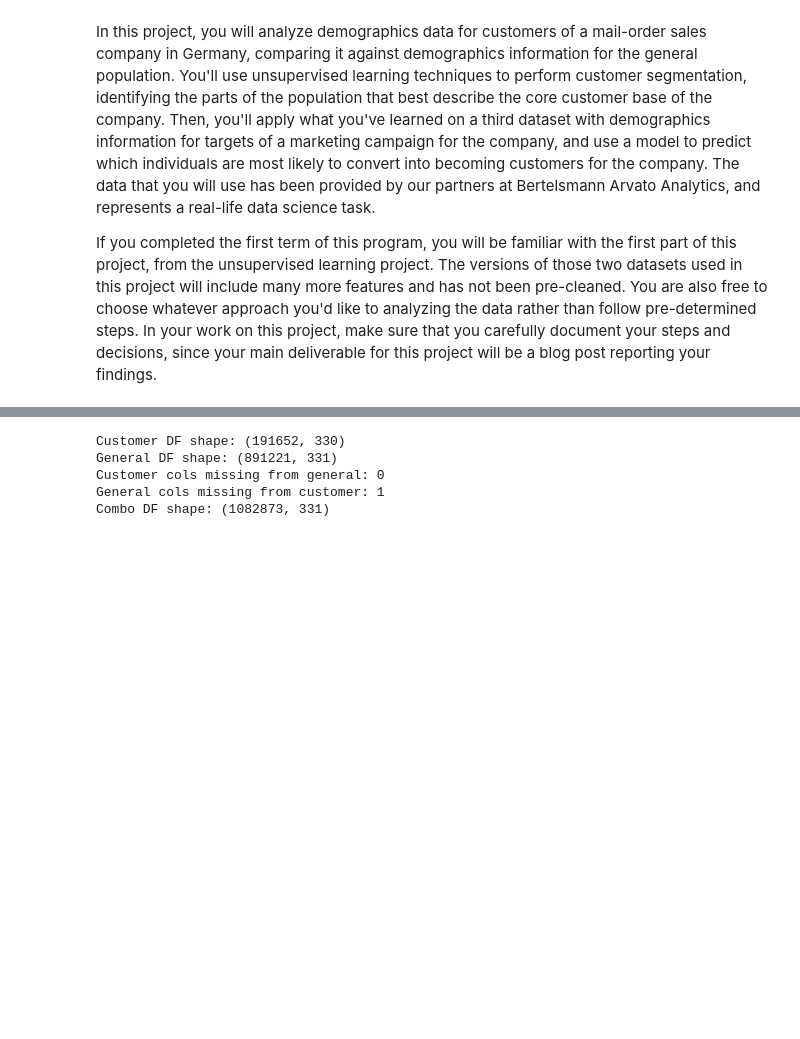
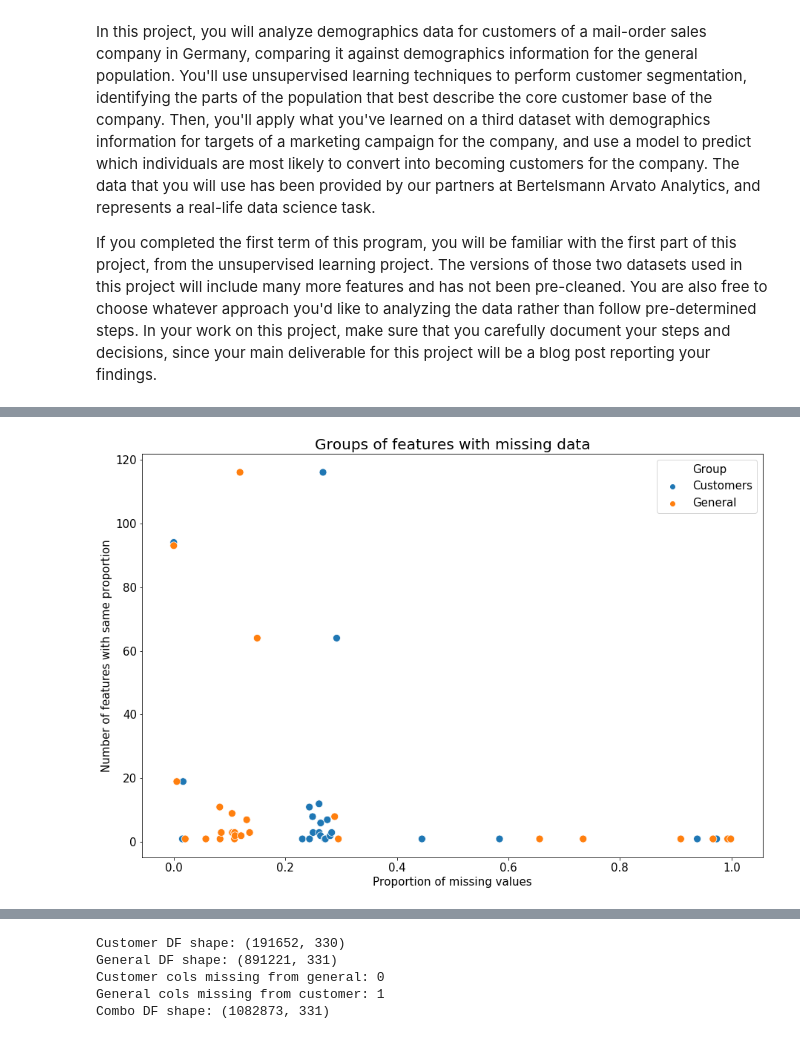
Before and after one commit to dsduncan/udsn_capstone, a Jupyter notebook: Arvato Project Workbook.ipynb, the cells around one changed output, grey strips where cells are left out. Drawn from its saved outputs; the diff is of its cells as text; code cells hidden in the pictures; blank space fills up the shorter version.

Commit message:
docs: Add cells describing rationale and exploring data quality

```diff
--- a/Arvato Project Workbook.ipynb
+++ b/Arvato Project Workbook.ipynb
@@ -47,0 +43,7 @@ descs.head()
+# %%
+# Customer dataset
+c_descs = df_desc(customers)
+c_descs.to_csv('variables_descs.csv')
+
+with pd.option_context('display.max_rows', None, 'display.max_columns', None):  # more options can be specified also
+    display(c_descs)
@@ -47,0 +68,6 @@ descs.head()
+# %%
+# General population dataset
+az_descs = df_desc(azdias)
+
+with pd.option_context('display.max_rows', None, 'display.max_columns', None):  # more options can be specified also
+    display(az_descs)
@@ -47,0 +131,30 @@ descs.head()
+# %%
+# Plot counts of NA variables
+# Customers
+c_descs['prop_NA'] = c_descs.NAs/customers.shape[0]
+c_nas = c_descs.loc[c_descs.unique.isna()].\
+    sort_values('prop_NA', ascending=False).\
+    groupby('prop_NA')['count'].count()
+c_nas = pd.DataFrame(c_nas)
+c_nas['Group'] = 'Customers'
+# General population
+az_descs['prop_NA'] = az_descs.NAs/azdias.shape[0]
+az_nas = az_descs.loc[az_descs.unique.isna()].\
+    sort_values('prop_NA', ascending=False).\
+    groupby('prop_NA')['count'].count()
+az_nas = pd.DataFrame(az_nas)
+az_nas['Group'] = 'General'
+plt_nas = pd.concat([c_nas, az_nas], axis=0)
+
+plt.figure(figsize=(15,10))
+sns.scatterplot(x=plt_nas.index, y=plt_nas['count'], hue=plt_nas.Group, s=100)
+
+plt.title('Groups of features with missing data', size=20)
+plt.xlabel('Proportion of missing values', size=15)
+plt.xticks(fontsize=15)
+plt.ylabel('Number of features with same proportion', size=15)
+plt.yticks(fontsize=15)
+plt.legend(fontsize=15)
+plt.show()
+# %% [output]
+[figure, added]
```
Also changed, not shown: parts of 12 cells of this notebook.
